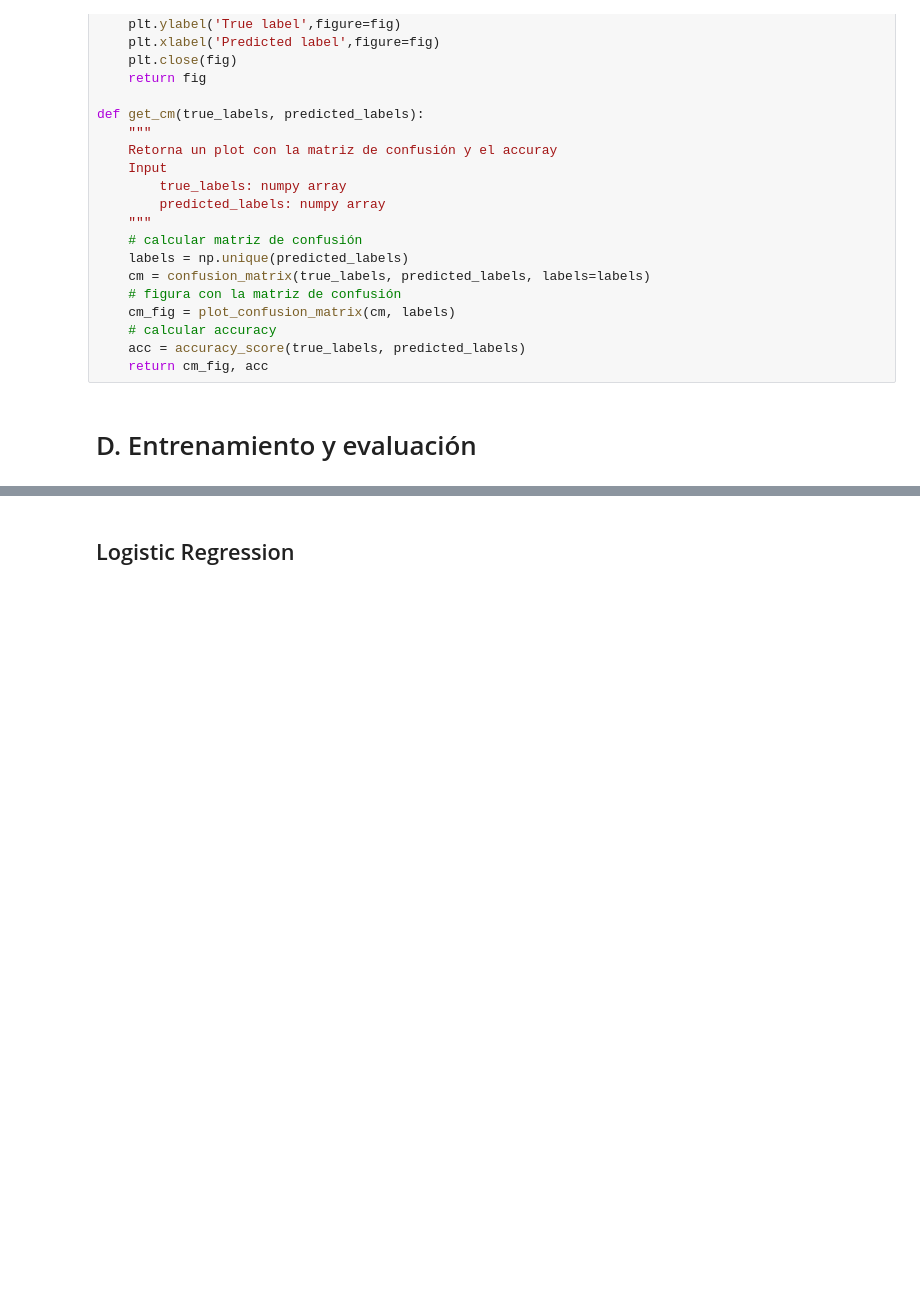
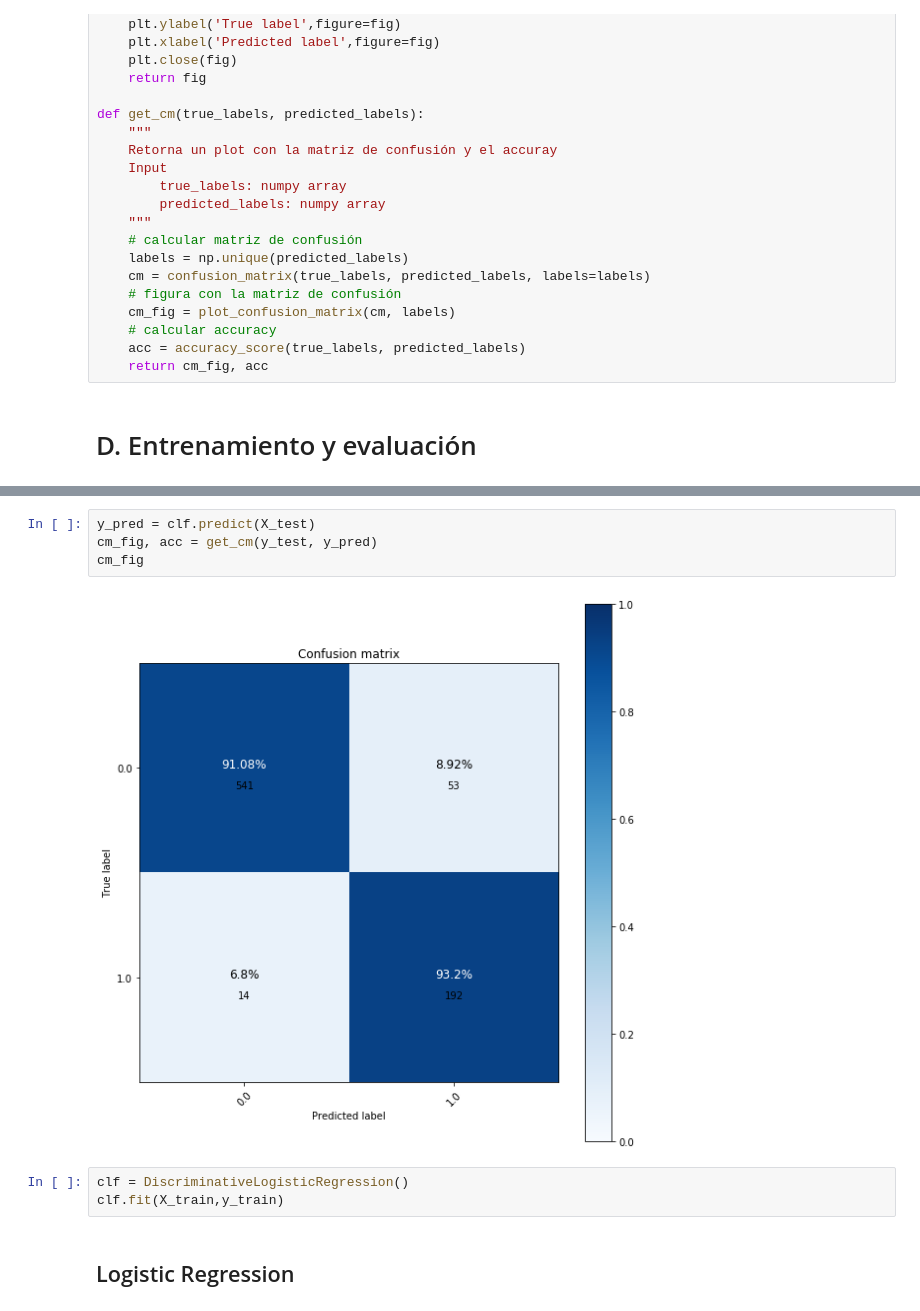
Before and after one commit to dgarridoa/T3ML, a Jupyter notebook: tutorial.ipynb, the cells around one changed output, grey strips where cells are left out. Cells and saved outputs as stored; diff of their text form; blank space fills up the shorter version.

```diff
--- a/tutorial.ipynb
+++ b/tutorial.ipynb
@@ -188,3 +262,12 @@ def get_cm(true_labels, predicted_labels):
+# %%
+y_pred = clf.predict(X_test)
+cm_fig, acc = get_cm(y_test, y_pred)
+cm_fig
+# %% [output]
+[figure, added]
+# %%
+clf = DiscriminativeLogisticRegression()
+clf.fit(X_train,y_train)
 # %% [markdown]
 ## Logistic Regression
 # %%
```
Also changed, not shown: parts of 9 cells of this notebook.
